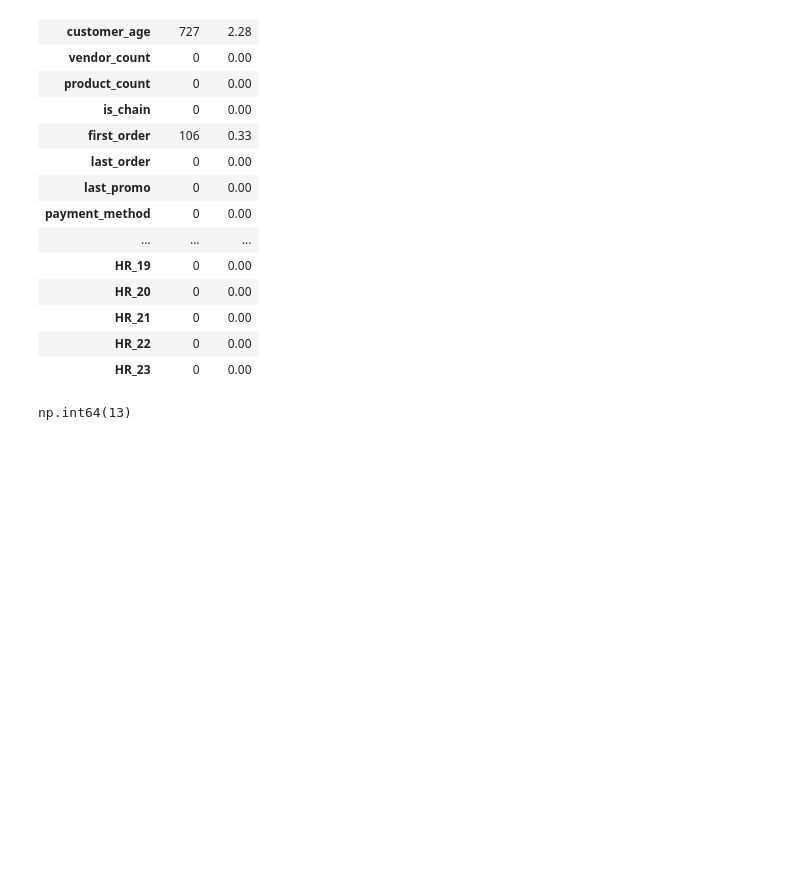
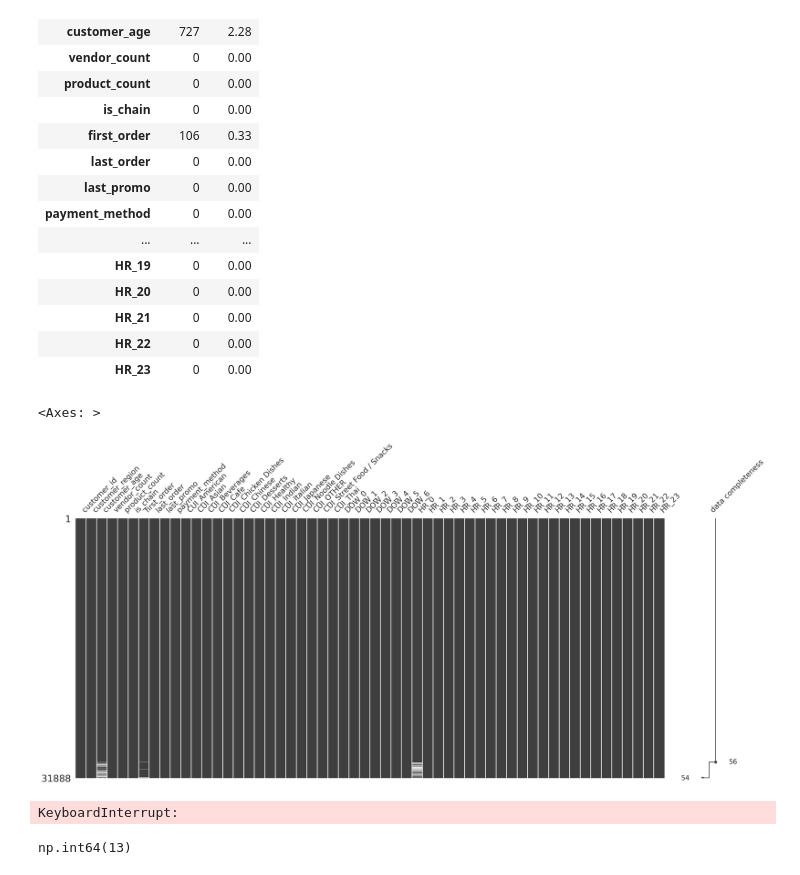
Before and after one commit to Silvestre17/DM_FoodDeliveryClustering_MasterProject, a Jupyter notebook: DM2425_Part1_99.ipynb, the cells around one changed output. Saved outputs shown, nothing was run; the diff lists cells and outputs as text; code cells hidden in the pictures; blank space fills up the shorter version.

```diff
--- a/DM2425_Part1_99.ipynb
+++ b/DM2425_Part1_99.ipynb
@@ -127,6 +127,16 @@ pd.DataFrame({'n NAs': ABCDEats.isnull().sum(),
 | HR_21 | 0 | 0.00 |
 | HR_22 | 0 | 0.00 |
 | HR_23 | 0 | 0.00 |
+# %%
+import missingno as msno
+msno.matrix(ABCDEats, labels=True, sort="descending")
+# %% [output]
+<Axes: >
+[figure, added]
+# %%
+sns.pairplot(ABCDEats[:1], height=1.5)
+# %% [output]
+KeyboardInterrupt:
 # %%
 # Check for duplicates rows by costumer_id
 ABCDEats.duplicated().sum()
```
Also changed, not shown: parts of 6 cells of this notebook.
